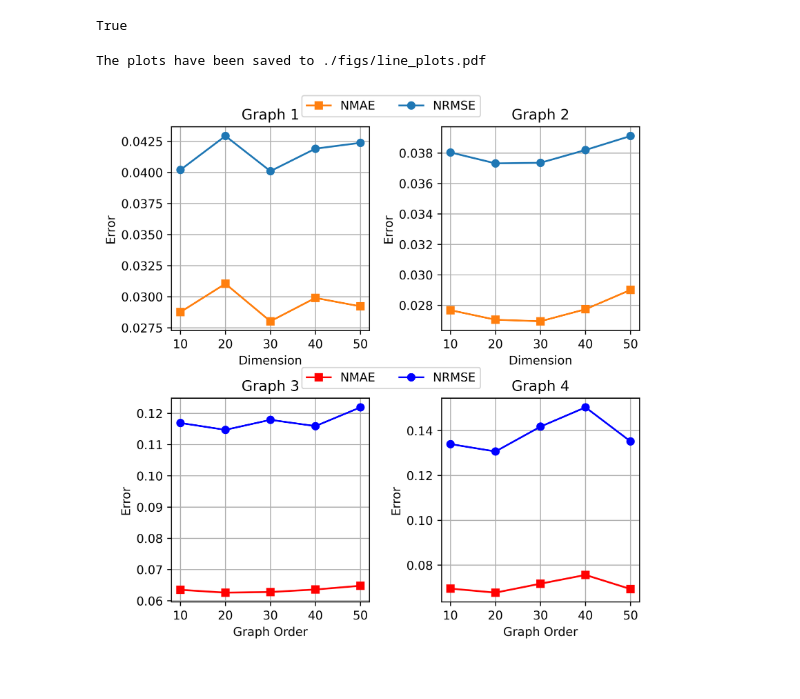
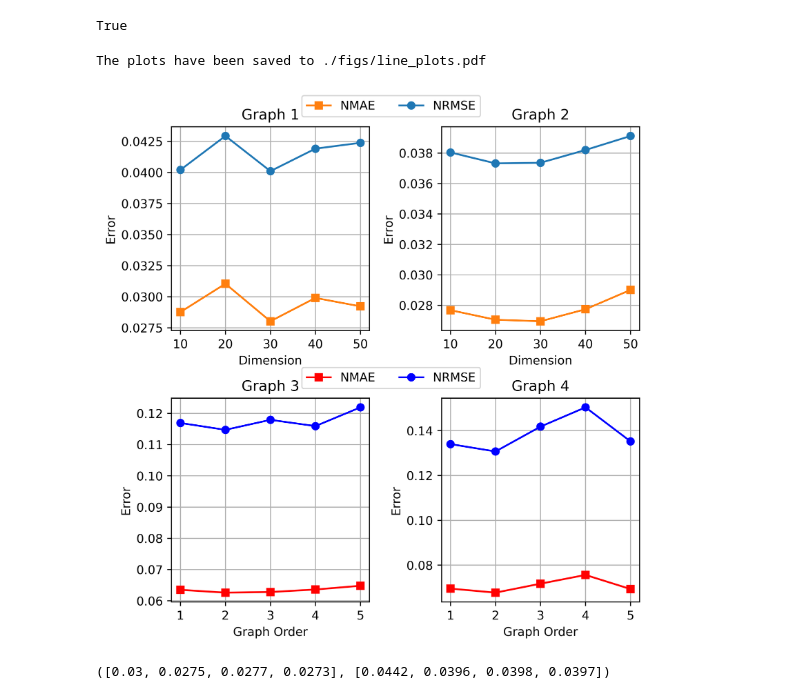
Before and after one commit to ZengYuXiang7/NAS-LLM-GNN, a Jupyter notebook: 3.18 作图代码.ipynb, the cells around one changed output. Drawn from its saved outputs; the diff is of its cells as text; code cells hidden in the pictures.

```diff
--- a/3.18 作图代码.ipynb
+++ b/3.18 作图代码.ipynb
@@ -295,7 +295,7 @@ from matplotlib.backends.backend_pdf import PdfPages
 def draw_4_line_plots(data, titles, x_labels, colors):
     markers = ['s', 'o']
     y_labels = 'Error'
-    idx_name = ['10', '20', '30', '40', '50']
+    idx_names = [['10', '20', '30', '40', '50'], ['1', '2', '3', '4', '5']]
 
     # 创建2x2图表布局
     fig, axs = plt.subplots(2, 2, figsize=(6.5, 7), dpi=600)
@@ -313,8 +313,8 @@ def draw_4_line_plots(data, titles, x_labels, colors):
             ax.set_title(titles[i])
             # 上面两个图用x_labels的第一个标签，下面两个图用第二个标签
             ax.set_xlabel(x_labels[0] if i < 2 else x_labels[1])
-            # ax.set_xlabel(x_labels)
             ax.set_ylabel(y_labels)
+            idx_name = idx_names[0] if i < 2 else idx_names[1]
             ax.set_xticks(range(len(idx_name)))
             ax.set_xticklabels(idx_name)
             ax.grid()
@@ -322,34 +322,37 @@ def draw_4_line_plots(data, titles, x_labels, colors):
             handles.extend([line1, line2])
             labels.extend([line1.get_label(), line2.get_label()])
         else:
             ax.set_visible(False)  # 隐藏没有数据的子图
     # 调整图表布局
     plt.tight_layout(rect=[0, 0.03, 1, 0.95])
     # 创建一个图例在所有子图的上方中心位置
     fig.legend(handles[:2], labels[:2], loc='upper center', ncol=2, bbox_to_anchor=(0.534, 0.96))
     # 创建一个图例在所有子图的中心位置
     fig.legend(handles[6:], labels[6:], loc='upper center', ncol=2, bbox_to_anchor=(0.534, 0.51))
     # 保存PDF
     pdf_path = './figs/line_plots.pdf'
-    if saved:
-        with PdfPages(pdf_path) as pdf:
-            pdf.savefig(fig)  # 将图表保存到PDF文件中
+    with PdfPages(pdf_path) as pdf:
+        pdf.savefig(fig)  # 将图表保存到PDF文件中
     # plt.close(fig)  # 关闭图形，防止它显示出来
     return pdf_path  # 返回PDF文件路径
 
 value = [
     # dimension
     [[0.02876, 0.03104, 0.02802, 0.02990, 0.02922, ], [0.04020, 0.04293, 0.04010, 0.04191, 0.04238, ]],
     [[0.02768, 0.02705, 0.02695, 0.02774, 0.02901, ], [0.03804, 0.03732, 0.03736, 0.03820, 0.03912, ]],  #此数据最后一条缺失
     # Graph order
     [[0.0635, 0.0626, 0.0628, 0.0636, 0.0648], [0.1169, 0.1147, 0.1179, 0.1159, 0.1219]],
     [[0.0695, 0.0677, 0.0717, 0.0756, 0.0693], [0.1340, 0.1307, 0.1418, 0.1504, 0.1352]]
 ]
 titles = ['Graph 1', 'Graph 2', 'Graph 3', 'Graph 4']
 x_labels = ['Dimension', 'Graph Order']
 colors = [['#ff7f0e', '#1f77b4'], ['red', 'blue']]  # NMAE 和 NRMSE 的颜色
 pdf_path = draw_4_line_plots(value, titles, x_labels, colors)
 print(f"The plots have been saved to {pdf_path}")
 # %% [output]
 The plots have been saved to ./figs/line_plots.pdf
-[figure, old version]
+[figure, new version]
+# %%
+[0.0300, 0.0275, 0.0277, 0.0273, ], [0.0442, 0.0396, 0.0398, 0.0397, ]
+# %% [output]
+([0.03, 0.0275, 0.0277, 0.0273], [0.0442, 0.0396, 0.0398, 0.0397])
```
Also changed, not shown: 3 other files.
